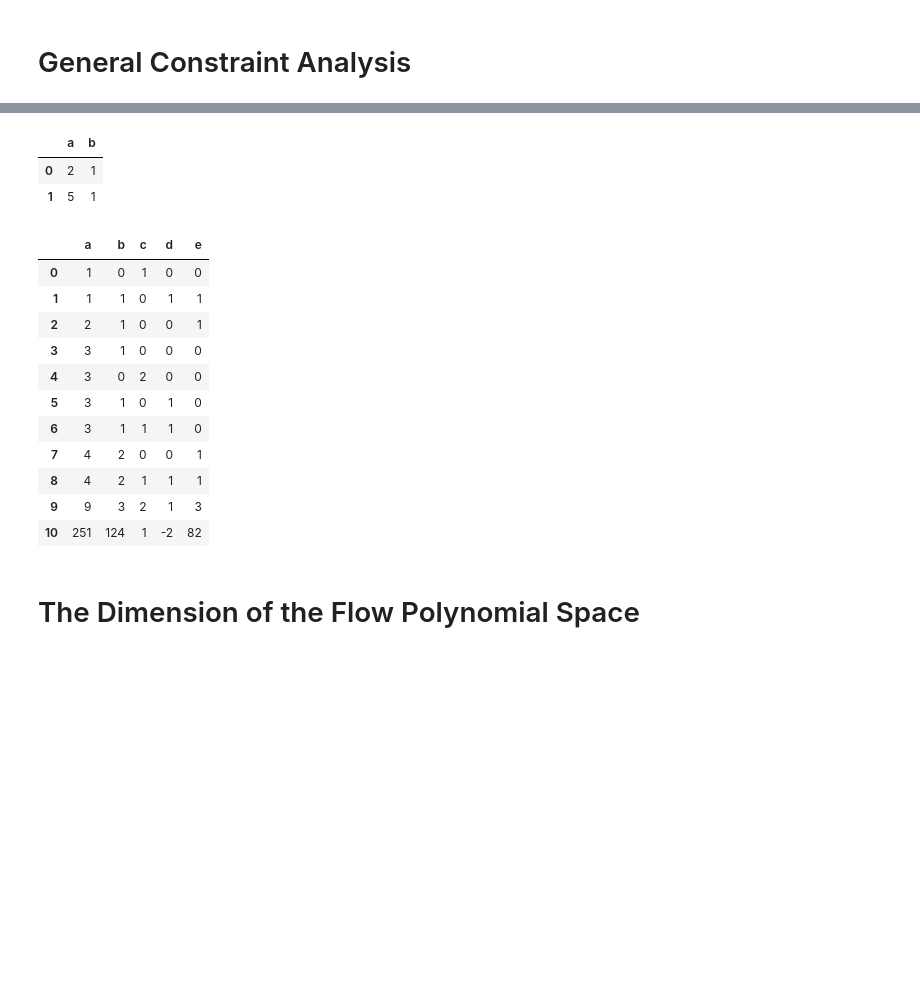
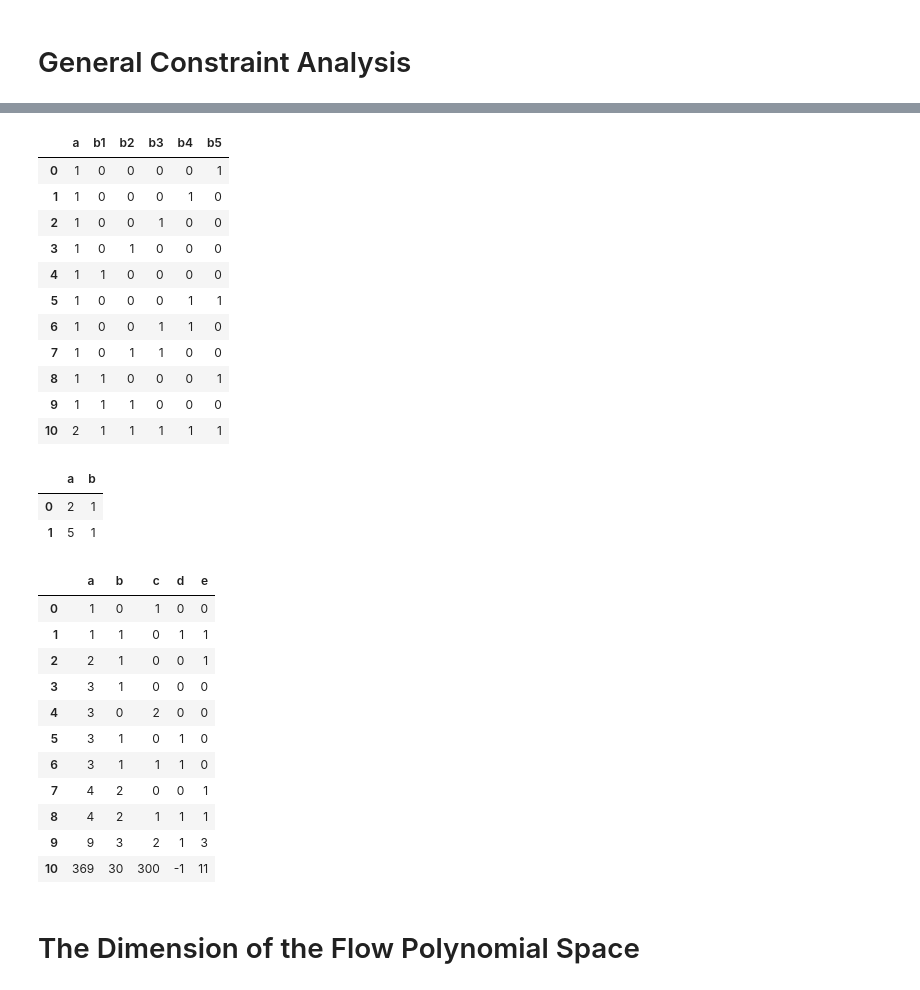
Before and after one commit to davidmisiak/flow-polynomials, a Jupyter notebook: analysis.ipynb, the cells around one changed output, grey strips where cells are left out. Cells and saved outputs as stored; diff of their text form; code cells hidden in the pictures; blank space fills up the shorter version.

Commit message:
Use counts format in analysis.ipynb

```diff
--- a/analysis.ipynb
+++ b/analysis.ipynb
@@ -310,11 +332,15 @@ plot_k5(df_k5_dP5, 26)
 def unique_rows(df):
     return df.drop_duplicates(ignore_index=True)
 
-def prepare_points(k, v, flags):
-    path = f'computed/unique-k{k}ss-{flags}dP{k}-{max(v, 16)}-1.txt.gz'
-    df = load_sym_sums(k, path)
+def prepare_points(sym, k, v, flags):
+    if sym:
+        assert v <= 32
+        df = load_kss(k, f'computed/counts-k{k}ss-{flags}dP{k}-32-1.txt.gz')
+    else:
+        assert v <= 30
+        df = load_k(k, f'computed/counts-k{k}-{flags}dP{k}-30-1.txt.gz')
     df = df[k + df.n <= v]
-    df = df.drop(columns='n')
+    df = df.drop(columns=['n', 'count'])
     df = unique_rows(df)
     return df
 
@@ -373,11 +399,12 @@ def filter_integer_zero_offset_planes(planes):
     planes = unique_rows(planes)
     return planes
 
-def get_integer_zero_offset_planes(k, v, flags='c2m2'):
-    points = prepare_points(k, v, flags)
+def get_integer_zero_offset_planes(sym, k, v, flags='c2m2'):
+    points = prepare_points(sym, k, v, flags)
     planes = get_planes(points)
     filtered_planes = filter_integer_zero_offset_planes(planes)
     return filtered_planes
 
-get_integer_zero_offset_planes(4, 32)
+display(get_integer_zero_offset_planes(False, 4, 30))
+display(get_integer_zero_offset_planes(True, 4, 32))
 # %% [output]
@@ -387,11 +419,24 @@ get_integer_zero_offset_planes(4, 32)
 # %%
-get_integer_zero_offset_planes(5, 32)
+display(get_integer_zero_offset_planes(False, 5, 30))
+display(get_integer_zero_offset_planes(True, 5, 32))
 # %% [output]
-|  | a | b |
-| 0 | 2 | 1 |
-| 1 | 5 | 1 |
+|  | a | b1 | b2 | b3 | b4 | b5 |
+| 0 | 1 | 0 | 0 | 0 | 0 | 1 |
+| 1 | 1 | 0 | 0 | 0 | 1 | 0 |
+| 2 | 1 | 0 | 0 | 1 | 0 | 0 |
+| 3 | 1 | 0 | 1 | 0 | 0 | 0 |
+| 4 | 1 | 1 | 0 | 0 | 0 | 0 |
+| 5 | 1 | 0 | 0 | 0 | 1 | 1 |
+| 6 | 1 | 0 | 0 | 1 | 1 | 0 |
+| 7 | 1 | 0 | 1 | 1 | 0 | 0 |
+| 8 | 1 | 1 | 0 | 0 | 0 | 1 |
+| 9 | 1 | 1 | 1 | 0 | 0 | 0 |
+| 10 | 2 | 1 | 1 | 1 | 1 | 1 |
+|  | a | b |
+| 0 | 2 | 1 |
+| 1 | 5 | 1 |
 # %%
-get_integer_zero_offset_planes(6, 34)
+display(get_integer_zero_offset_planes(True, 6, 32))
 # %% [output]
 |  | a | b | c | d | e |
 | 0 | 1 | 0 | 1 | 0 | 0 |
@@ -404,5 +449,5 @@ get_integer_zero_offset_planes(6, 34)
 | 7 | 4 | 2 | 0 | 0 | 1 |
 | 8 | 4 | 2 | 1 | 1 | 1 |
 | 9 | 9 | 3 | 2 | 1 | 3 |
-| 10 | 251 | 124 | 1 | -2 | 82 |
+| 10 | 369 | 30 | 300 | -1 | 11 |
 # %%
```
Also changed, not shown: parts of 27 cells of this notebook.
